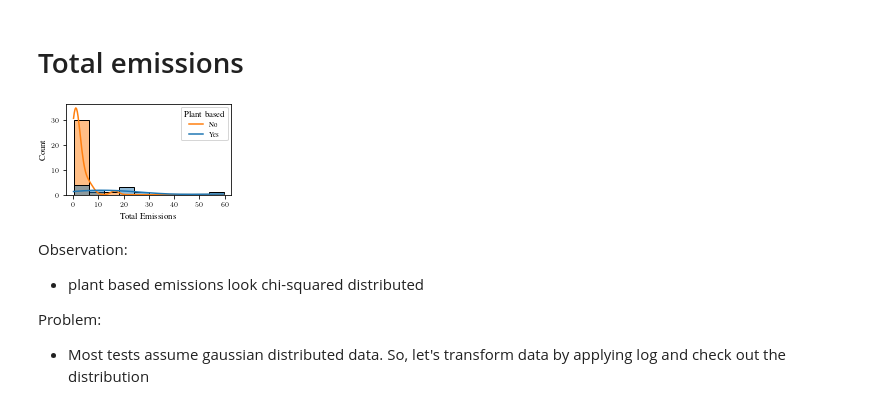
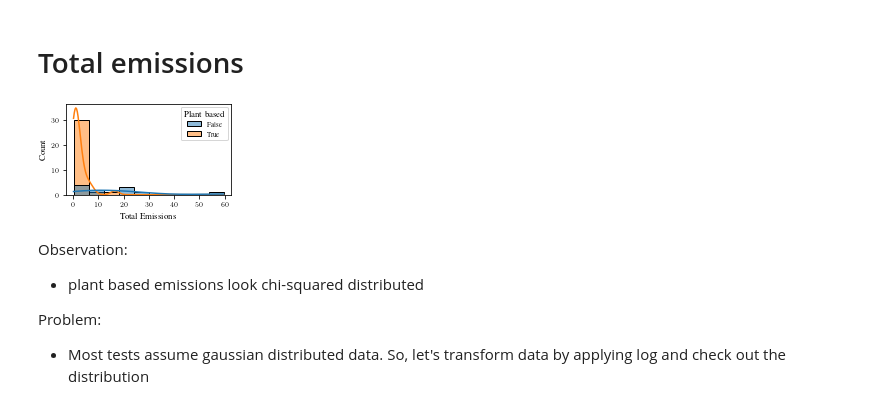
Before and after one commit to hannma/data-literacy-project, a Jupyter notebook: analysis/data_exploration.ipynb, the cells around one changed output. Drawn from its saved outputs; the diff is of its cells as text; code cells hidden in the pictures.

```diff
--- a/analysis/data_exploration.ipynb
+++ b/analysis/data_exploration.ipynb
@@ -104,22 +104,21 @@ with plt.rc_context(bundles.neurips2022(usetex=True, rel_width=0.5, nrows=1, nco
 # %%
 # for nice plots (svg) in LaTeX math mode:
 with plt.rc_context(bundles.neurips2022(usetex=True, rel_width=0.5, nrows=1, ncols=1)):
     # Setup code
     fig, axs = plt.subplots(nrows=1, ncols=1)
 
     # Plotting code
     plant_hist = sns.histplot(x="Total Emissions", bins=10, legend=True,
                               ax=axs, kde=True, hue="Plant based", data=data)
-    plt.legend(title='Plant based', loc='upper right', labels=['No', 'Yes'])
-
+    plt.title("Total emissions for plant-based and animal-based food categories")
     # Save plot
     # fig.savefig(
     # "figures/testplot.pdf",
     # bbox_inches="tight",
     # pad_inches=0.01,
     # )
 # %% [output]
-[figure, old version]
+[figure, new version]
 # %% [markdown]
 Observation:
 - plant based emissions look chi-squared distributed
```
Also changed, not shown: parts of 6 cells of this notebook.
